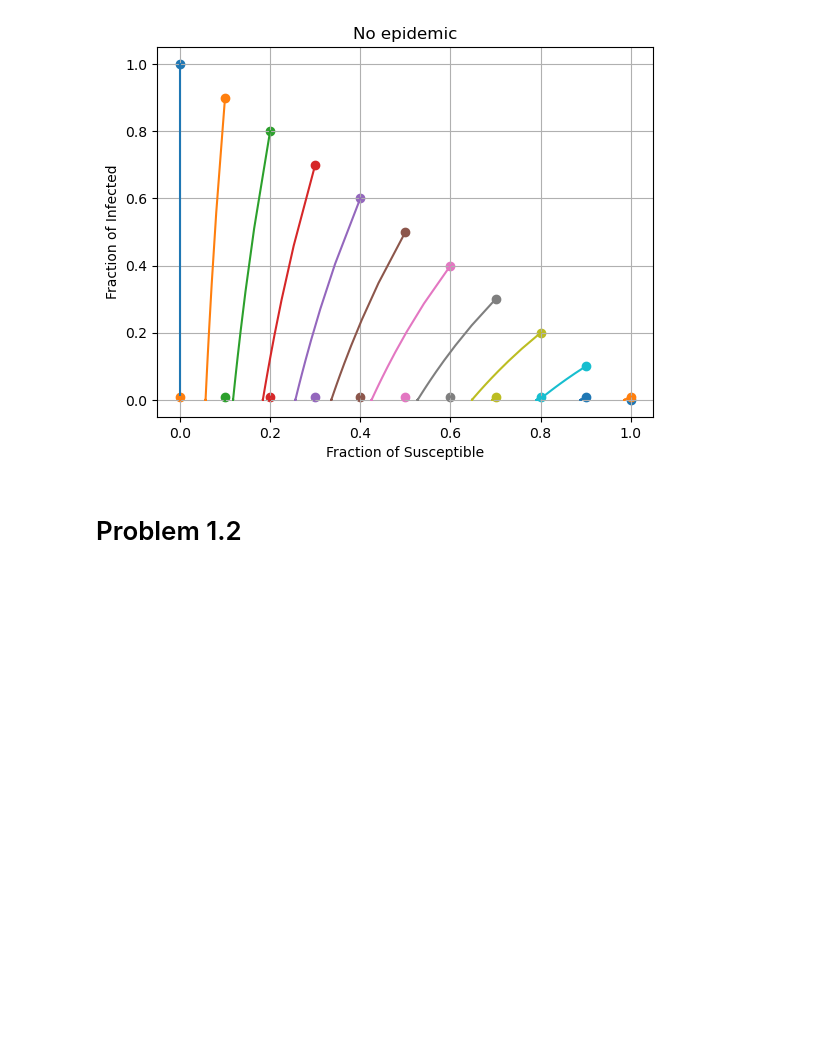
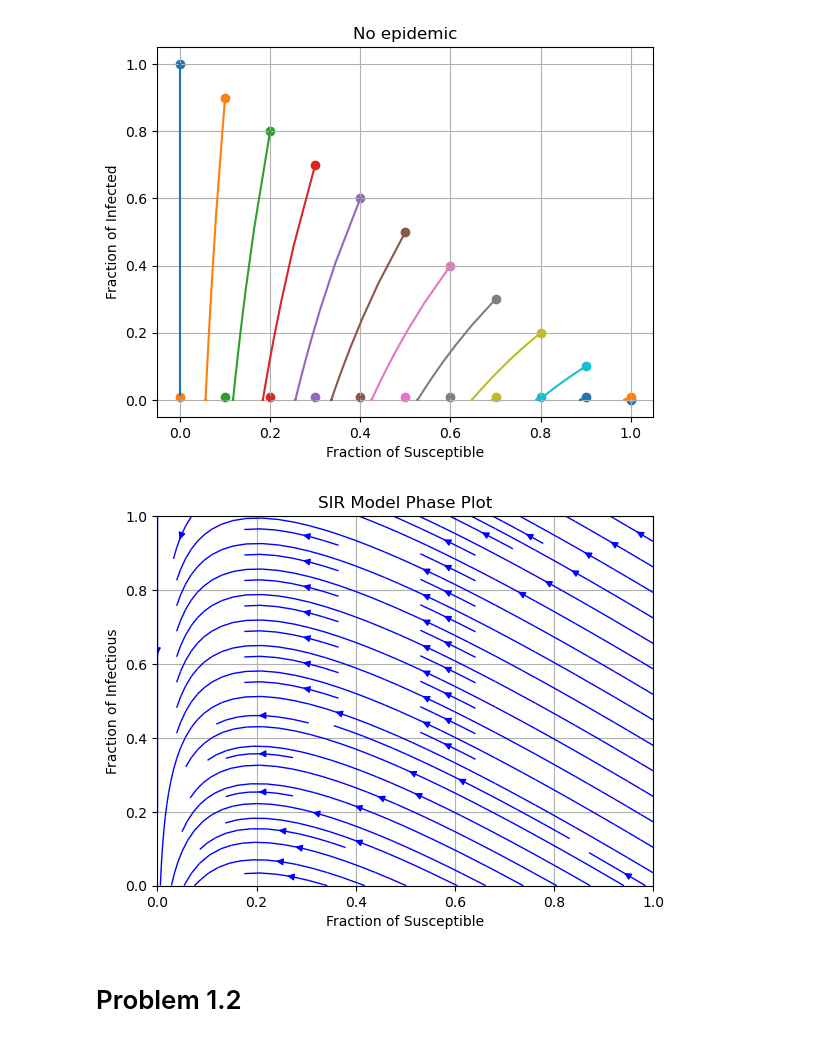
Before and after one commit to Kattelijn/Assignment1_IntroductiontoCS, a Jupyter notebook: K_Bouma_12862444_assignment1.ipynb, the cells around one changed output. Saved outputs shown, nothing was run; the diff lists cells and outputs as text; code cells hidden in the pictures; blank space fills up the shorter version.

```diff
--- a/K_Bouma_12862444_assignment1.ipynb
+++ b/K_Bouma_12862444_assignment1.ipynb
@@ -116,6 +116,28 @@ plt.show()
 # %% [output]
 [figure]
 [figure]
+# %%
+# Create a grid of S and I values
+S_values = np.linspace(0, 1, 10)
+I_values = np.linspace(0, 1, 10)
+S_grid, I_grid = np.meshgrid(S_values, I_values)
+
+# Calculate the derivatives at each point on the grid
+dSdt_grid, dIdt_grid, dRdt_grid = sir_model([S_grid, I_grid, 1 - S_grid - I_grid], t_1, 0.5, 0.1)
+
+# Create a phase plot using plt.streamplot
+plt.figure()
+#plt.scatter(S_grid, I_grid)
+plt.streamplot(S_grid, I_grid, dSdt_grid, dIdt_grid, density=1, linewidth=1, color='b', arrowsize=1)
+plt.title('SIR Model Phase Plot')
+plt.xlabel('Fraction of Susceptible')
+plt.ylabel('Fraction of Infectious')
+plt.xlim(0, 1)
+plt.ylim(0, 1)
+plt.grid()
+plt.show()
+# %% [output]
+[figure, added]
 # %% [markdown]
 # Problem 1.2
 # %%
```
Also changed, not shown: parts of 3 cells of this notebook.
